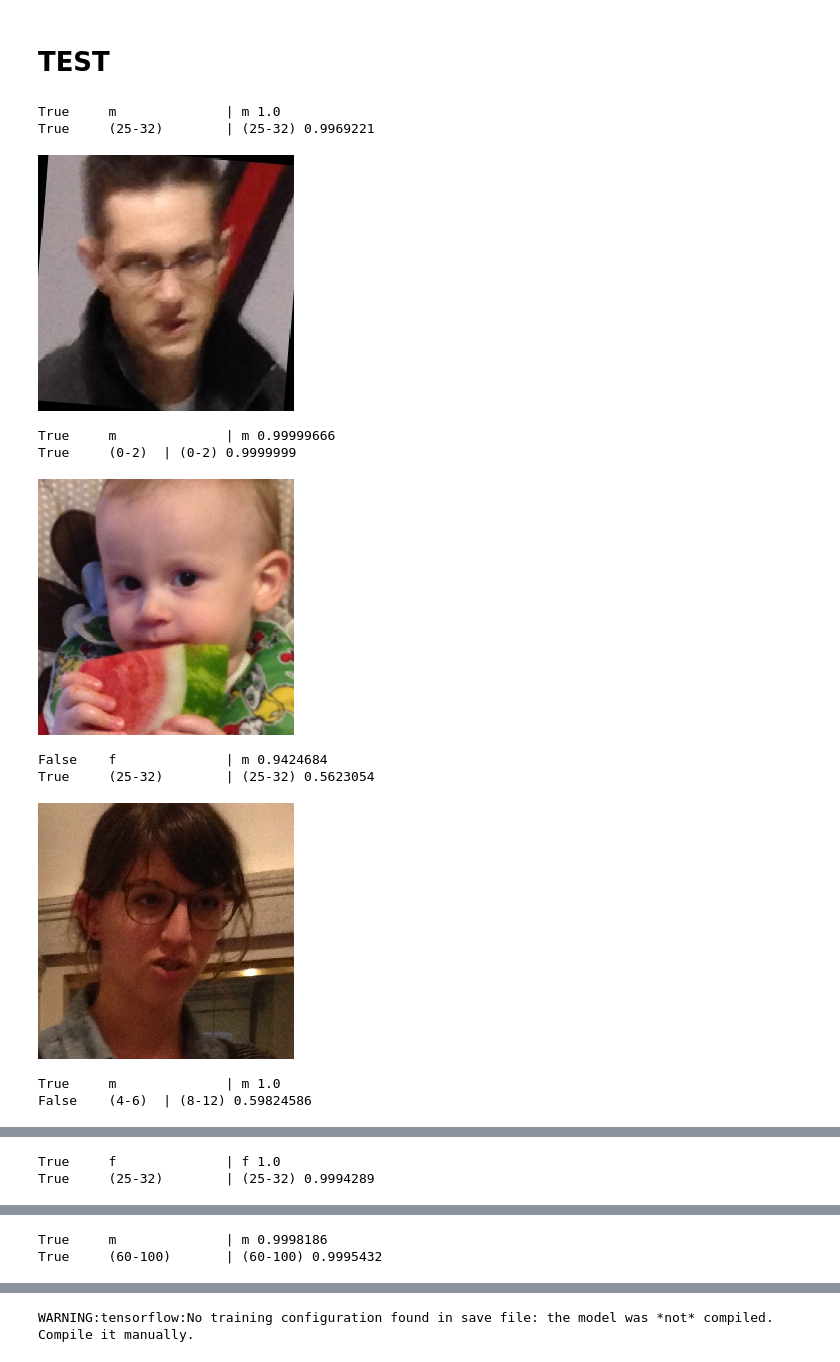
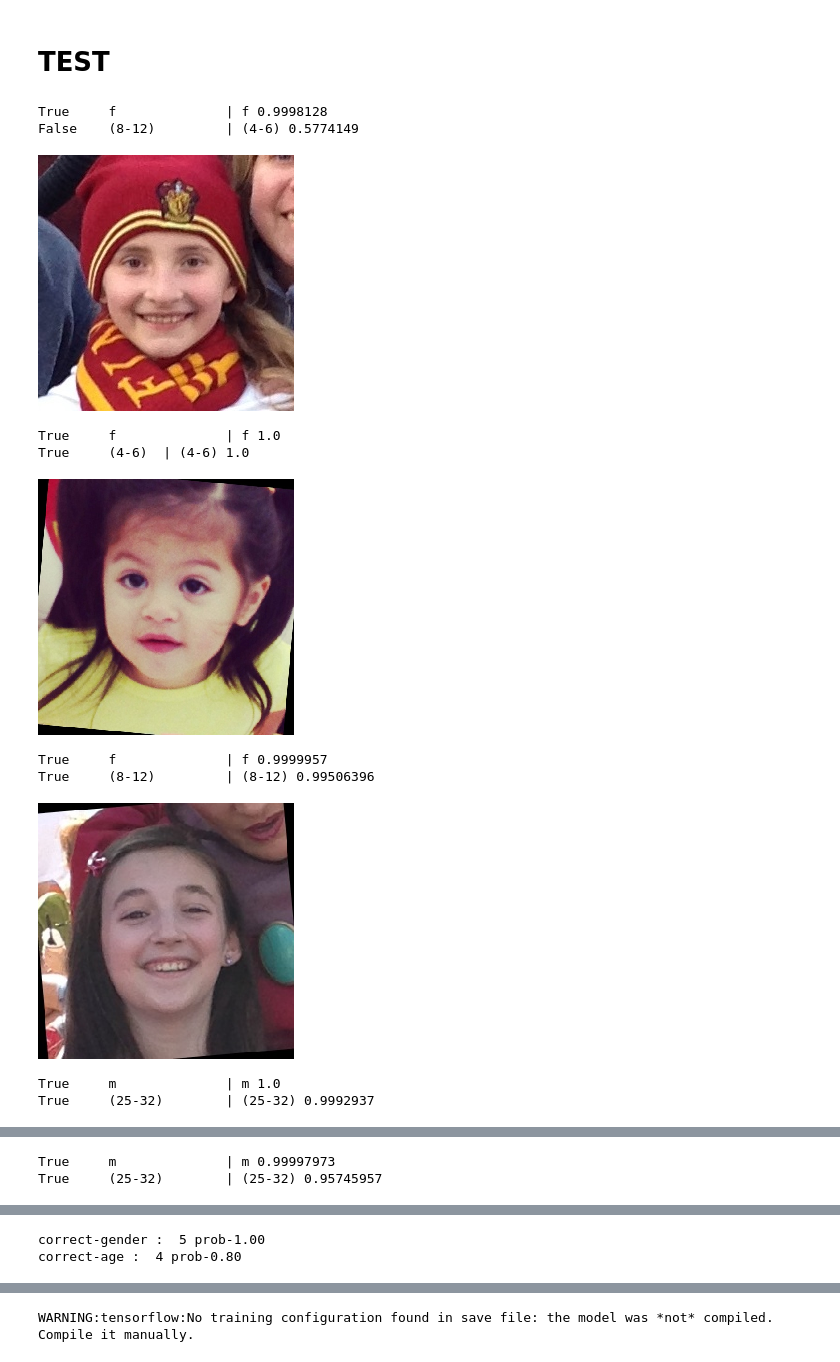
Before and after one commit to galaktyk/gender_age_cnn, a Jupyter notebook: run_notebook.ipynb, the cells around one changed output, grey strips where cells are left out. Cells and saved outputs as stored; diff of their text form; code cells hidden in the pictures.

```diff
--- a/run_notebook.ipynb
+++ b/run_notebook.ipynb
@@ -128,43 +127,44 @@ Epoch 1/1
 # %%
 gender_dict = ['m','f']
 age_dict = ['(0-2)','(4-6)','(8-12)','(15-20)','(25-32)','(38-43)','(48-53)','(60-100)']
 
 true_gen = 0
 true_age = 0
-for i in range(0,20):
-#     sys.stdout.write("\r" + 'test images : '+str(i))
+test_range = range(10,15)
+for i in test_range:
+#     sys.stdout.write("\r" + 'image index : '+str(i))
 #     sys.stdout.flush()
 
     rowp = val_anns[i]
     im_ori = load_img('images/'+rowp[0]+'/'+rowp[2]+'.'+rowp[1],target_size=(256, 256,3))
 
     im = img_to_array(im_ori)
     im = im/255.
     im = np.expand_dims(im, axis=0)
 
     genderp,agep = model.predict(im)
 
     if rowp[4]==gender_dict[genderp.argmax()]:
         true_gen += 1
     if rowp[3]==age_dict[agep[0].argmax()]:
         true_age += 1
 
 
     print(rowp[4]==gender_dict[genderp.argmax()],'\t',rowp[4],'\t\t|',gender_dict[genderp.argmax()],np.amax(genderp))
     print(rowp[3]==age_dict[agep.argmax()],'\t',rowp[3],'\t|',age_dict[agep.argmax()],np.amax(agep))
     display(im_ori)
 
-print('\ncorrect-gender : ','{:d} prob-{:.2f}'.format(true_gen,true_gen/i),\
-      '\ncorrect-age : ','{:d} prob-{:.2f}'.format(true_age,true_age/i))
+print('\ncorrect-gender : ','{:d} prob-{:.2f}'.format(true_gen,true_gen/len(test_range)),\
+      '\ncorrect-age : ','{:d} prob-{:.2f}'.format(true_age,true_age/len(test_range)))
 # %% [output]
-True     m              | m 1.0
-True     (25-32)        | (25-32) 0.9969221
+True     f              | f 0.9998128
+False    (8-12)         | (4-6) 0.5774149
-[figure, old version]
+[figure, new version]
-True     m              | m 0.99999666
-True     (0-2)  | (0-2) 0.9999999
+True     f              | f 1.0
+True     (4-6)  | (4-6) 1.0
-[figure, old version]
+[figure, new version]
-False    f              | m 0.9424684
-True     (25-32)        | (25-32) 0.5623054
+True     f              | f 0.9999957
+True     (8-12)         | (8-12) 0.99506396
-[figure, old version]
+[figure, new version]
 True     m              | m 1.0
-False    (4-6)  | (8-12) 0.59824586
+True     (25-32)        | (25-32) 0.9992937
@@ -172,2 +172,2 @@ False    (4-6)  | (8-12) 0.59824586
-True     f              | f 1.0
-True     (25-32)        | (25-32) 0.9994289
+True     m              | m 0.99997973
+True     (25-32)        | (25-32) 0.95745957
@@ -175,2 +175,2 @@ True     (25-32)        | (25-32) 0.9994289
-True     m              | m 0.9998186
-True     (60-100)       | (60-100) 0.9995432
+correct-gender :  5 prob-1.00
+correct-age :  4 prob-0.80
```
Also changed, not shown: parts of 5 cells of this notebook, 1 other file.
